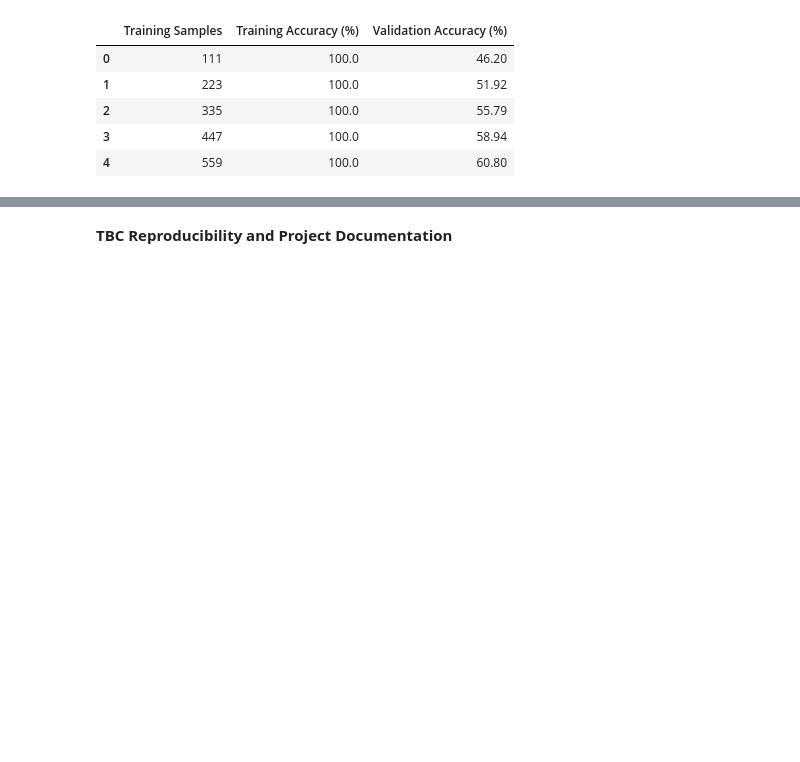
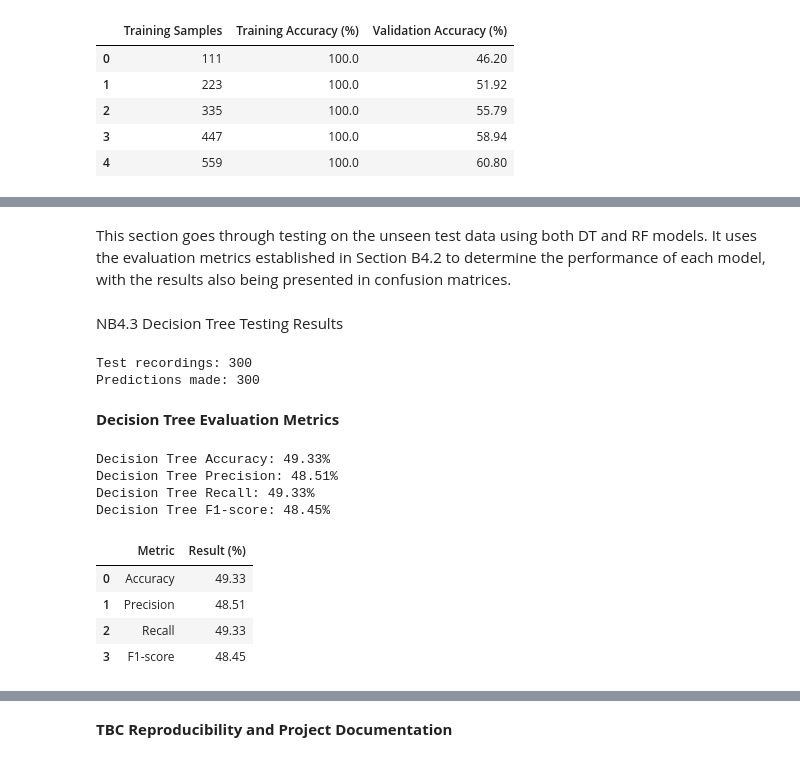
Before and after one commit to hoseking86/GTZAN-Assignment2, a Jupyter notebook: GTZAN_Assignment2.ipynb, the cells around one changed output, grey strips where cells are left out. Saved outputs shown, nothing was run; the diff lists cells and outputs as text; code cells hidden in the pictures; blank space fills up the shorter version.

```diff
--- a/GTZAN_Assignment2.ipynb
+++ b/GTZAN_Assignment2.ipynb
@@ -1092,0 +1108,69 @@ display(rf_learning_results)
+# %% [markdown]
+This section goes through testing on the unseen test data using both DT and RF models. It uses the evaluation metrics established in Section B4.2 to determine the performance of each model, with the results also being presented in confusion matrices.
+# %% [markdown]
+NB4.3 Decision Tree Testing Results
+# %%
+#Use the best Decision Tree model from GridSearchCV
+dt_best = dt_grid_search.best_estimator_
+
+#Predict genres using the untouched test dataset
+dt_predictions = dt_best.predict(X_test)
+
+#Confirm the number of test recordings
+print("Test recordings:", len(y_test))
+print("Predictions made:", len(dt_predictions))
+# %% [output]
+Test recordings: 300
+Predictions made: 300
+# %% [markdown]
+**Decision Tree Evaluation Metrics**
+# %%
+#Calculate the Decision Tree evaluation metrics
+#Calculates the percentage of correctly classified recordings
+dt_accuracy = accuracy_score(y_test, dt_predictions)
+
+#Measures how often predicted genres are correct
+dt_precision = precision_score(
+    y_test, dt_predictions, average='macro', zero_division=0
+)
+
+#Measures how successfully the model identifies recordings belonging to each genre
+dt_recall = recall_score(
+    y_test, dt_predictions, average='macro', zero_division=0
+)
+
+#Calculates the harmonic mean of precision and recall
+dt_f1 = f1_score(
+    y_test, dt_predictions, average='macro', zero_division=0
+)
+
+#Display results as percentages
+print(f"Decision Tree Accuracy: {dt_accuracy * 100:.2f}%")
+print(f"Decision Tree Precision: {dt_precision * 100:.2f}%")
+print(f"Decision Tree Recall: {dt_recall * 100:.2f}%")
+print(f"Decision Tree F1-score: {dt_f1 * 100:.2f}%")
+# %% [output]
+Decision Tree Accuracy: 49.33%
+Decision Tree Precision: 48.51%
+Decision Tree Recall: 49.33%
+Decision Tree F1-score: 48.45%
+# %%
+#Create a table of Decision Tree test results
+dt_results = pd.DataFrame({
+    "Metric": ["Accuracy", "Precision", "Recall", "F1-score"],
+    "Result (%)": [
+        round(dt_accuracy * 100, 2),
+        round(dt_precision * 100, 2),
+        round(dt_recall * 100, 2),
+        round(dt_f1 * 100, 2)
+    ]
+})
+
+#Display the results table
+display(dt_results)
+# %% [output]
+|  | Metric | Result (%) |
+| 0 | Accuracy | 49.33 |
+| 1 | Precision | 48.51 |
+| 2 | Recall | 49.33 |
+| 3 | F1-score | 48.45 |
```
Also changed, not shown: parts of 7 cells of this notebook.
